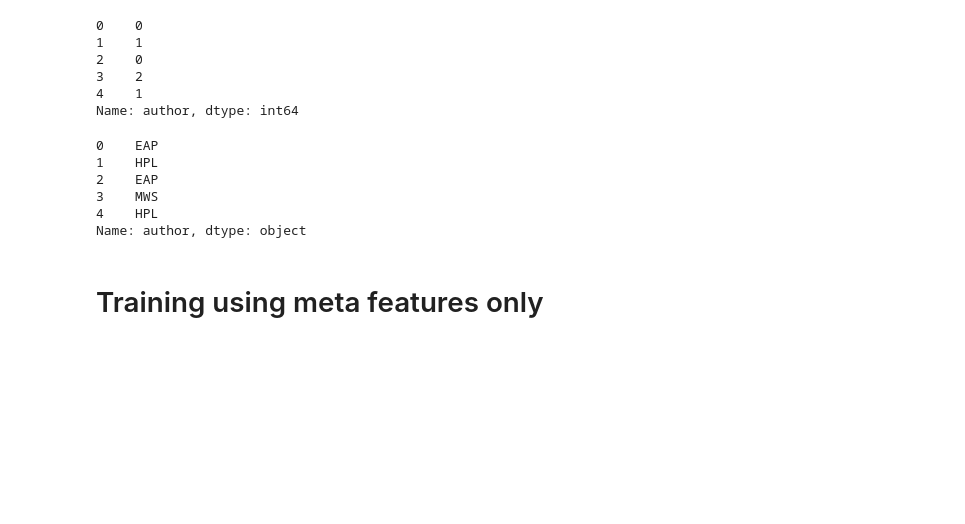
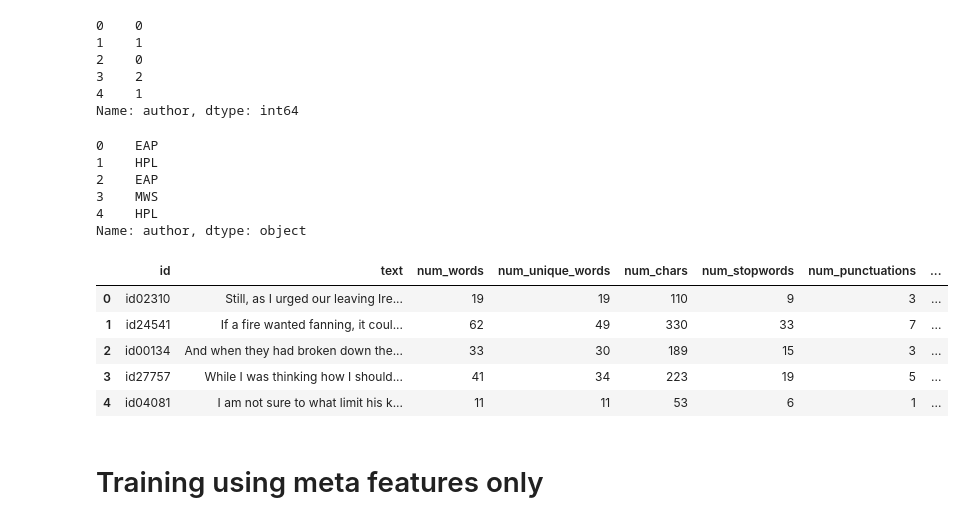
Before and after one commit to Brandon-HY-Lin/kaggle_case_study_author_identification, a Jupyter notebook: step_2_feature_engineering.ipynb, the cells around one changed output. Cells and saved outputs as stored; diff of their text form; code cells hidden in the pictures; blank space fills up the shorter version.

```diff
--- a/step_2_feature_engineering.ipynb
+++ b/step_2_feature_engineering.ipynb
@@ -413,6 +414,15 @@ train_df['author'][:5]
 3    MWS
 4    HPL
 Name: author, dtype: object
+# %%
+test_df.head()
+# %% [output]
+|  | id | text | num_words | num_unique_words | num_chars | num_stopwords | num_punctuations | ... |
+| 0 | id02310 | Still, as I urged our leaving Ire... | 19 | 19 | 110 | 9 | 3 | ... |
+| 1 | id24541 | If a fire wanted fanning, it coul... | 62 | 49 | 330 | 33 | 7 | ... |
+| 2 | id00134 | And when they had broken down the... | 33 | 30 | 189 | 15 | 3 | ... |
+| 3 | id27757 | While I was thinking how I should... | 41 | 34 | 223 | 19 | 5 | ... |
+| 4 | id04081 | I am not sure to what limit his k... | 11 | 11 | 53 | 6 | 1 | ... |
 # %%
 author_mapping_dict = {'EAP':0, 'HPL':1, 'MWS':2}
 
```
Also changed, not shown: parts of 33 cells of this notebook.
